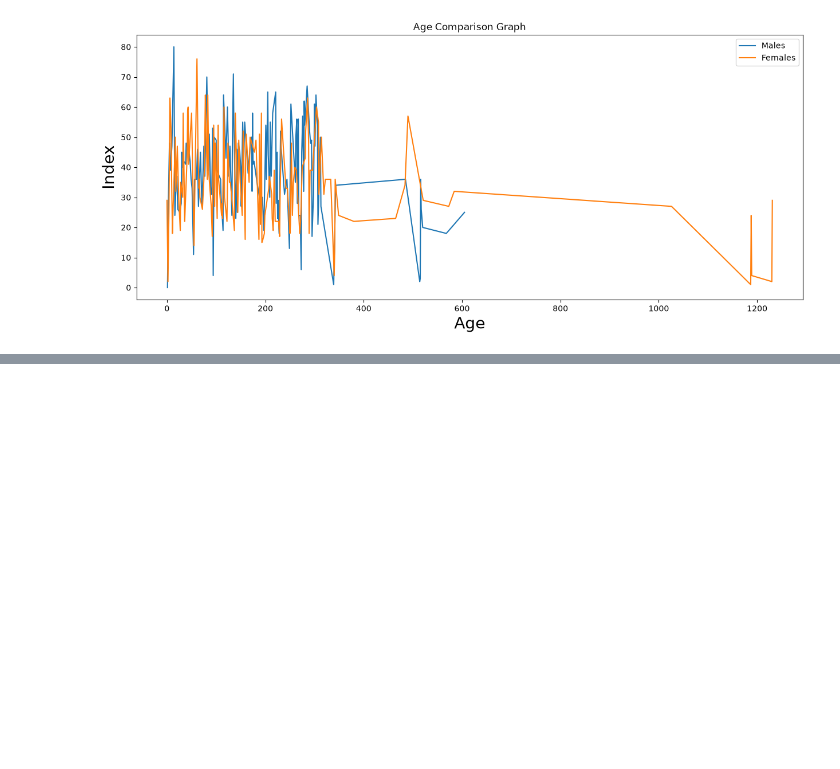
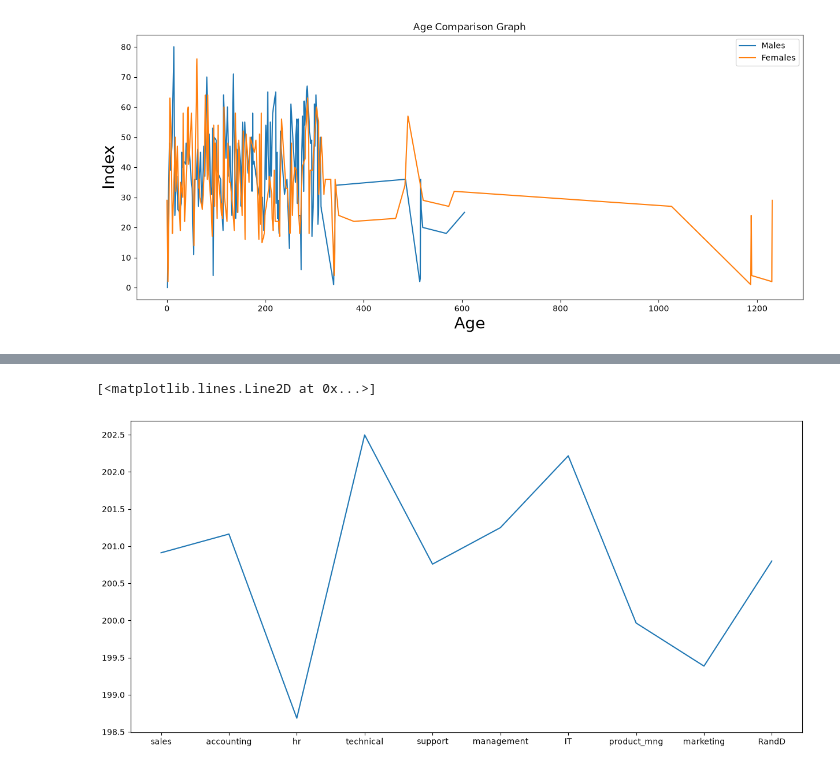
Before and after one commit to Ashuu189/python-libraries-pro, a Jupyter notebook: PracticeSheet/complete-matplotlib-sheet.ipynb, the cells around one changed output, grey strips where cells are left out. Cells and saved outputs as stored; diff of their text form; code cells hidden in the pictures; blank space fills up the shorter version.

Commit message:
Done till stage 5 in matplotlib preparation

```diff
--- a/PracticeSheet/complete-matplotlib-sheet.ipynb
+++ b/PracticeSheet/complete-matplotlib-sheet.ipynb
@@ -271,0 +291,44 @@ Name: age, Length: 138, dtype: int64
+# %%
+sales_avg=hr[hr['department']=='sales']['average_montly_hours'].mean()
+accounting_avg=hr[hr['department']=='accounting']['average_montly_hours'].mean()
+hr_avg=hr[hr['department']=='hr']['average_montly_hours'].mean()
+technical_avg=hr[hr['department']=='technical']['average_montly_hours'].mean()
+support_avg=hr[hr['department']=='support']['average_montly_hours'].mean()
+management_avg=hr[hr['department']=='management']['average_montly_hours'].mean()
+IT_avg=hr[hr['department']=='IT']['average_montly_hours'].mean()
+product_mng_avg=hr[hr['department']=='product_mng']['average_montly_hours'].mean()
+marketing_avg=hr[hr['department']=='marketing']['average_montly_hours'].mean()
+RandD_avg=hr[hr['department']=='RandD']['average_montly_hours'].mean()
+
+
+avg_hours = [
+    sales_avg,
+    accounting_avg,
+    hr_avg,
+    technical_avg,
+    support_avg,
+    management_avg,
+    IT_avg,
+    product_mng_avg,
+    marketing_avg,
+    RandD_avg
+]
+
+departments = [
+    'sales',
+    'accounting',
+    'hr',
+    'technical',
+    'support',
+    'management',
+    'IT',
+    'product_mng',
+    'marketing',
+    'RandD'
+]
+# %%
+plt.figure(figsize=(15,7))
+plt.plot(departments,avg_hours)
+# %% [output]
+[<matplotlib.lines.Line2D at 0x...>]
+[figure, added]
```
Also changed, not shown: parts of 15 cells of this notebook, 1 other file.
